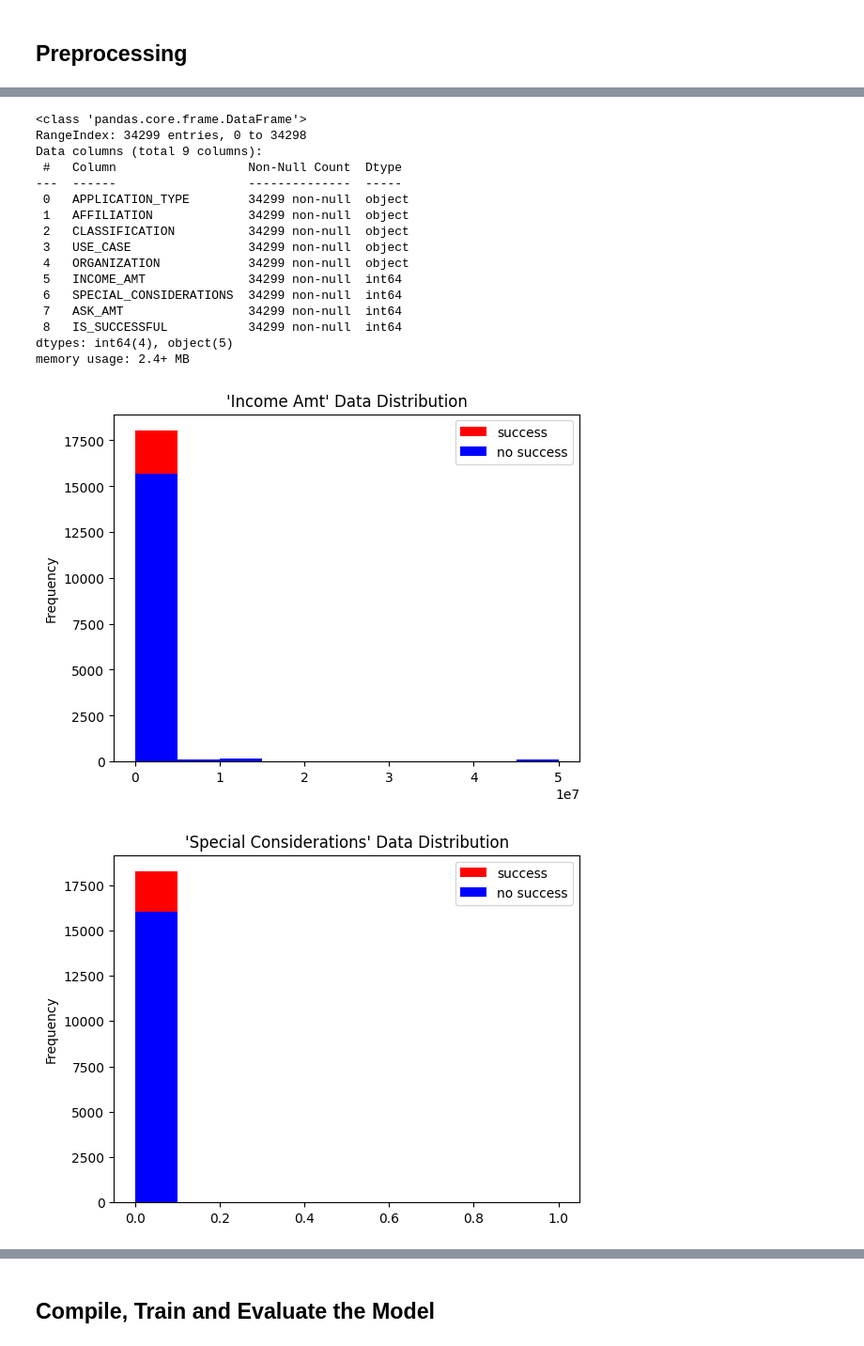
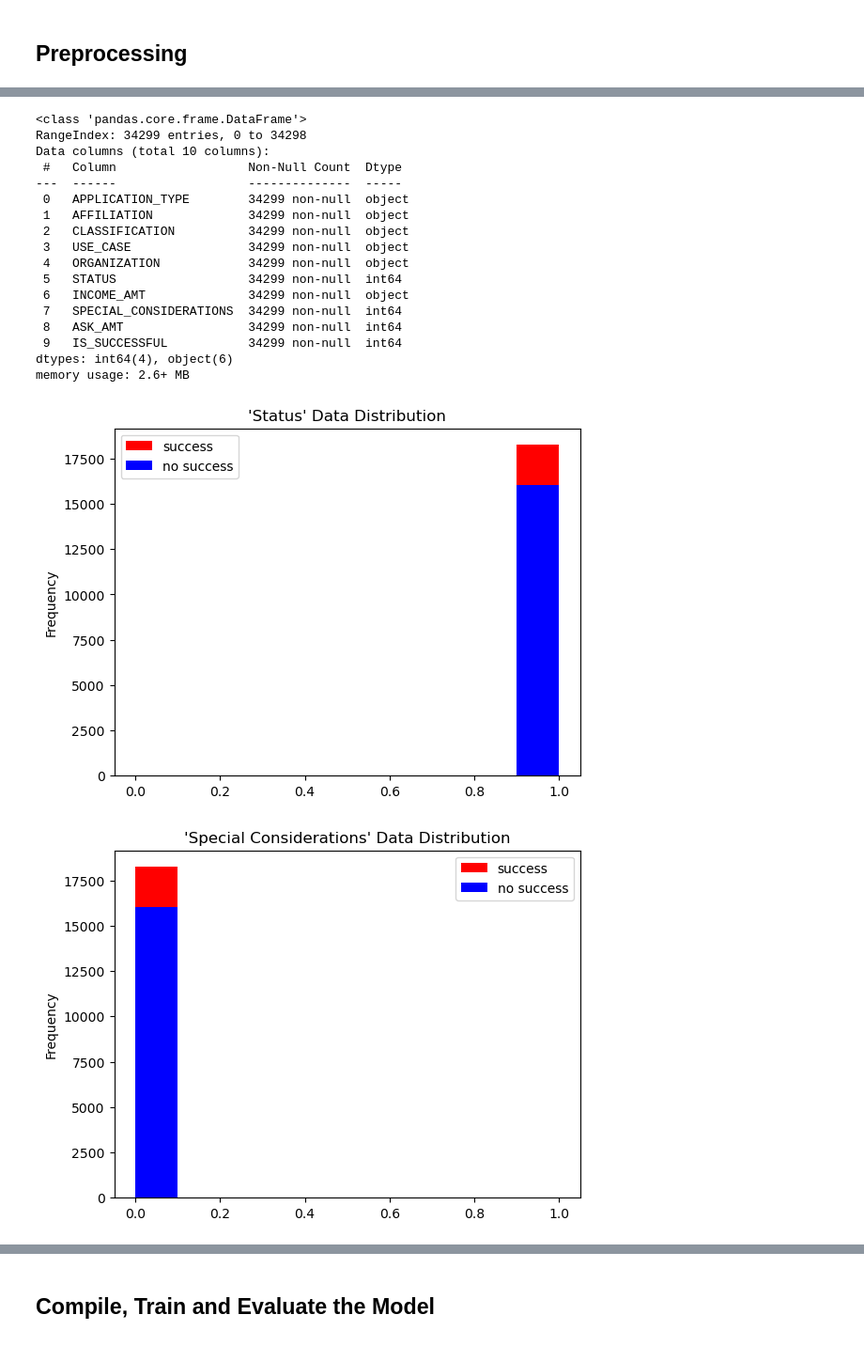
Before and after one commit to ValentynaK17/deep-learning-challenge, a Jupyter notebook: Binary_Classification.ipynb, the cells around one changed output, grey strips where cells are left out. Shown at 94% size. Cells and saved outputs as stored; diff of their text form; code cells hidden in the pictures.

Commit message:
splitting the optimization from original

```diff
--- a/Binary_Classification.ipynb
+++ b/Binary_Classification.ipynb
@@ -78,6 +94,6 @@ def replace_bins(df_column, categ_name, range_values):
 # %%
-# Drop the non-beneficial ID columns, 'EIN', 'NAME' and 'STATUS'.
-application_df.drop(['EIN','NAME','STATUS'], axis=1, inplace=True)
+# Drop the non-beneficial ID columns, 'EIN' and 'NAME'.
+application_df.drop(['EIN','NAME'], axis=1, inplace=True)
 # %%
 application_df.head(12)
 # %% [output]
@@ -221,13 +226,0 @@ Name: INCOME_AMT, dtype: int64
-# %%
-# import regex module in order to remove/substitute a sub-string by (\-|\+).* pattern
-import re
-# create a dictionary to keep original and updated ranges of amounts, which only contain min value of a range
-repl_dict={}
-for i in i_a.index:
-    # replace M, so that all numbers here share same format
-    i_r=i.replace("M","000000")
-    # leave only min value of range (starting point)
-    i_r=re.sub('(\-|\+).*','',i_r) # https://note.nkmk.me/en/python-str-remove-strip/#remove-substrings-by-regex-resub
-    # add the converted min value to a dictionary
-    repl_dict[i]=int(i_r)
-repl_dict
@@ -244,4 +226,0 @@ repl_dict
-# %%
-# update the 'INCOME_AMT' column of original input data with min integer values and check the result
-application_df['INCOME_AMT']=application_df['INCOME_AMT'].map(repl_dict)
-application_df['INCOME_AMT'].value_counts()
@@ -262,7 +230,7 @@ application_df.info()
 # %% [output]
 <class 'pandas.core.frame.DataFrame'>
 RangeIndex: 34299 entries, 0 to 34298
-Data columns (total 9 columns):
+Data columns (total 10 columns):
  #   Column                  Non-Null Count  Dtype
 ---  ------                  --------------  -----
  0   APPLICATION_TYPE        34299 non-null  object
@@ -270,21 +238,25 @@ Data columns (total 9 columns):
  2   CLASSIFICATION          34299 non-null  object
  3   USE_CASE                34299 non-null  object
  4   ORGANIZATION            34299 non-null  object
- 5   INCOME_AMT              34299 non-null  int64
- 6   SPECIAL_CONSIDERATIONS  34299 non-null  int64
- 7   ASK_AMT                 34299 non-null  int64
- 8   IS_SUCCESSFUL           34299 non-null  int64
-dtypes: int64(4), object(5)
-memory usage: 2.4+ MB
+ 5   STATUS                  34299 non-null  int64
+ 6   INCOME_AMT              34299 non-null  object
+ 7   SPECIAL_CONSIDERATIONS  34299 non-null  int64
+ 8   ASK_AMT                 34299 non-null  int64
+ 9   IS_SUCCESSFUL           34299 non-null  int64
+dtypes: int64(4), object(6)
+memory usage: 2.6+ MB
+# %%
+cat_cols=['APPLICATION_TYPE', 'AFFILIATION' , 'CLASSIFICATION' , 'USE_CASE'  , 'ORGANIZATION','INCOME_AMT']
+int_cols=['STATUS','SPECIAL_CONSIDERATIONS','ASK_AMT','IS_SUCCESSFUL']
 # %%
 # plot numerical data
-for i in application_df.columns[5:]:
+for i in int_cols:
     title=i.replace('_', ' ').title()
     application_df.loc[application_df['IS_SUCCESSFUL']==1,i].plot.hist(color='red', label='success')
     application_df.loc[application_df['IS_SUCCESSFUL']==0,i].plot.hist(color='blue', label='no success')
     plt.title(f"'{title}' Data Distribution")
     plt.legend()
     plt.show()
 # %% [output]
-[figure, old version]
+[figure, new version]
-[figure, old version]
+[figure, new version]
```
Also changed, not shown: parts of 36 cells of this notebook, 2 other files.
